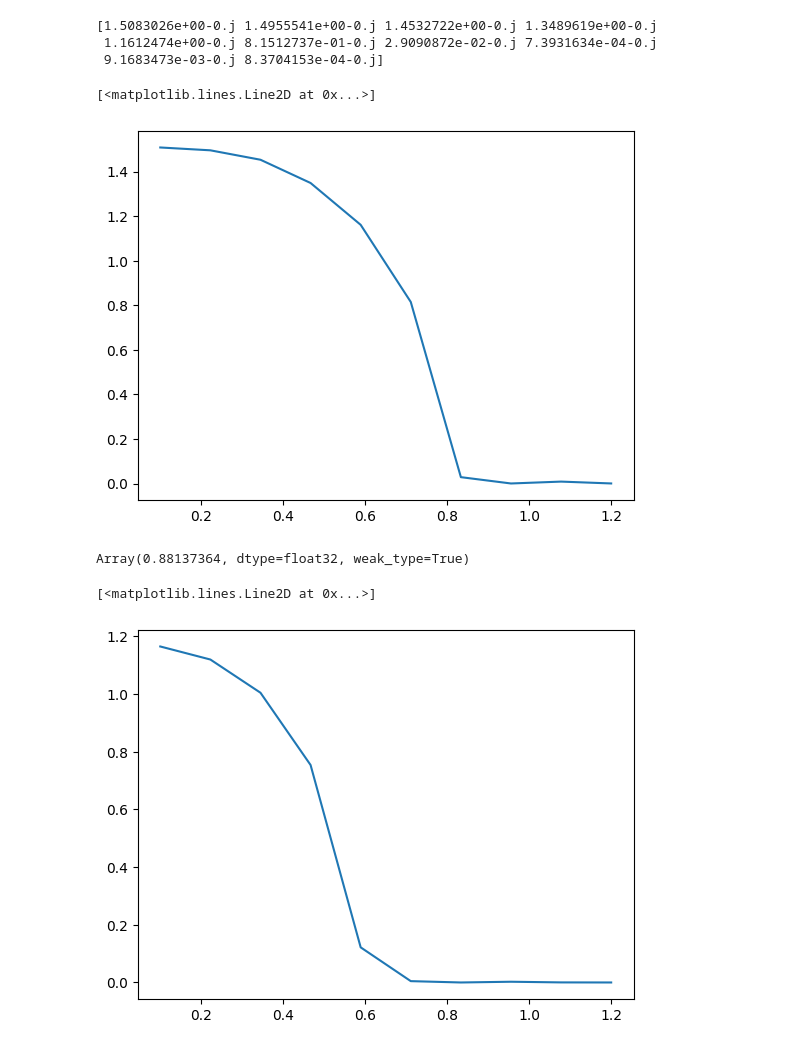
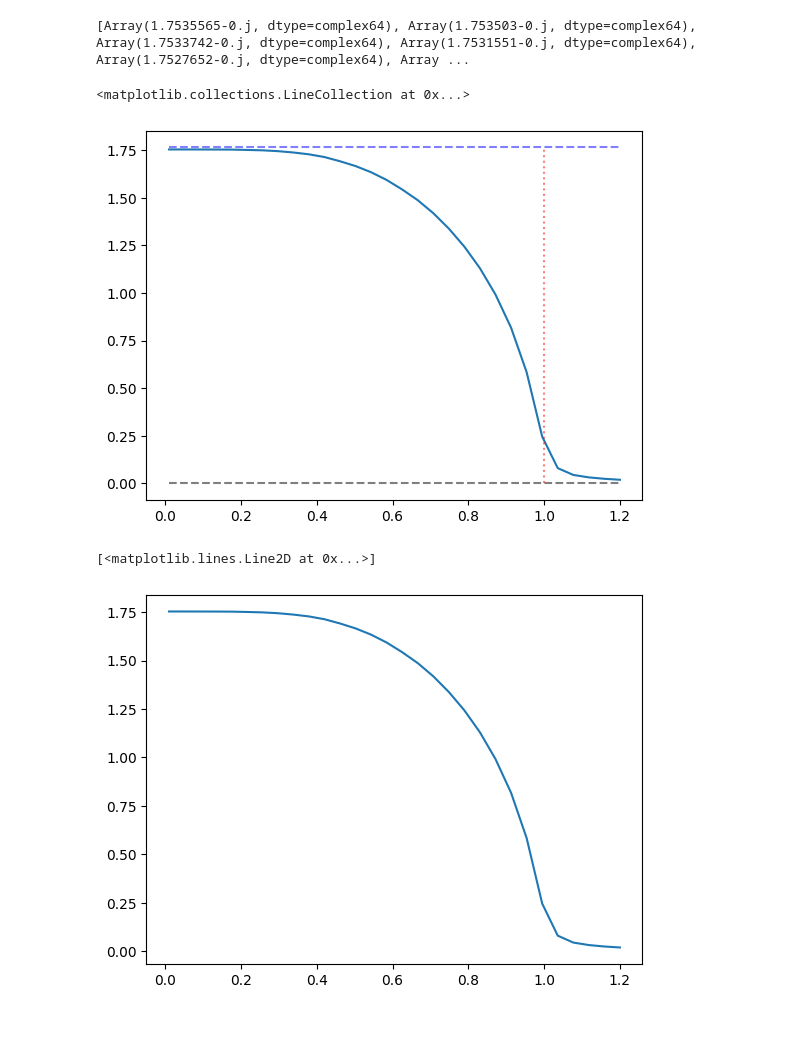
Before and after one commit to j-curtis/psBQP, a Jupyter notebook: Self-consistency_check.ipynb, the cells around one changed output. Cells and saved outputs as stored; diff of their text form; code cells hidden in the pictures.

```diff
--- a/Self-consistency_check.ipynb
+++ b/Self-consistency_check.ipynb
@@ -16,9 +16,9 @@ import system_state as sys_state
 import run_computation as comp
 import custom_optimizer as copt
 # %%
-ntheta = 20
+ntheta = 10
 cutoff = 30 * eil.EilenbergerEvolution.get_bcs_ratio()
-nw = 200
+nw = 500
 
 # Define the fine grid
 fine_nw = 200
@@ -33,7 +33,6 @@ sigma_scatterings = {'Elastic': 10.0, 'Dynes': 5.0} # {'Dynes': 0.0, 'Elastic':
 sigma_scatterings = None
 
 my_eil = eil.EilenbergerEvolution(grid_parameters, system_parameters, sigma_scatterings = sigma_scatterings)
-print(my_eil.w_arr)
-temperatures = jnp.linspace(0.1,1.2,10)
+temperatures = jnp.linspace(0.01,1.2,30)
 print(temperatures)
 # %% [output]
@@ -64,21 +63,17 @@ gap_list +=[gaps]
 # %%
 print(gaps)
 # %% [output]
-[1.5083026e+00-0.j 1.4955541e+00-0.j 1.4532722e+00-0.j 1.3489619e+00-0.j
- 1.1612474e+00-0.j 8.1512737e-01-0.j 2.9090872e-02-0.j 7.3931634e-04-0.j
- 9.1683473e-03-0.j 8.3704153e-04-0.j]
+[Array(1.7535565-0.j, dtype=complex64), Array(1.753503-0.j, dtype=complex64), Array(1.7533742-0.j, dtype=complex64), Array(1.7531551-0.j, dtype=complex64), Array(1.7527652-0.j, dtype=complex64), Array ...
 # %%
-plt.plot(temperatures,jnp.abs(gaps))
+plt.plot(temperatures,jnp.abs(jnp.array(gaps)))
+plt.hlines(0.0,temperatures[0],temperatures[-1], 'k', 'dashed',alpha = 0.5)
+plt.hlines(my_eil.get_bcs_ratio(),temperatures[0],temperatures[-1], 'b', 'dashed',alpha = 0.5)
+plt.vlines(1.0,0.0,my_eil.get_bcs_ratio(), 'r', 'dotted',alpha = 0.5)
 # %% [output]
-[<matplotlib.lines.Line2D at 0x...>]
+<matplotlib.collections.LineCollection at 0x...>
-[figure, old version]
+[figure, new version]
-# %%
-jnp.sinh(1)
-jnp.arcsinh(1)
-# %% [output]
-Array(0.88137364, dtype=float32, weak_type=True)
 # %%
 plt.plot(temperatures,jnp.abs(jnp.array(gaps[:])))
 # %% [output]
 [<matplotlib.lines.Line2D at 0x...>]
-[figure, old version]
+[figure, new version]
```
Also changed, not shown: parts of 2 cells of this notebook, 2 other files.
